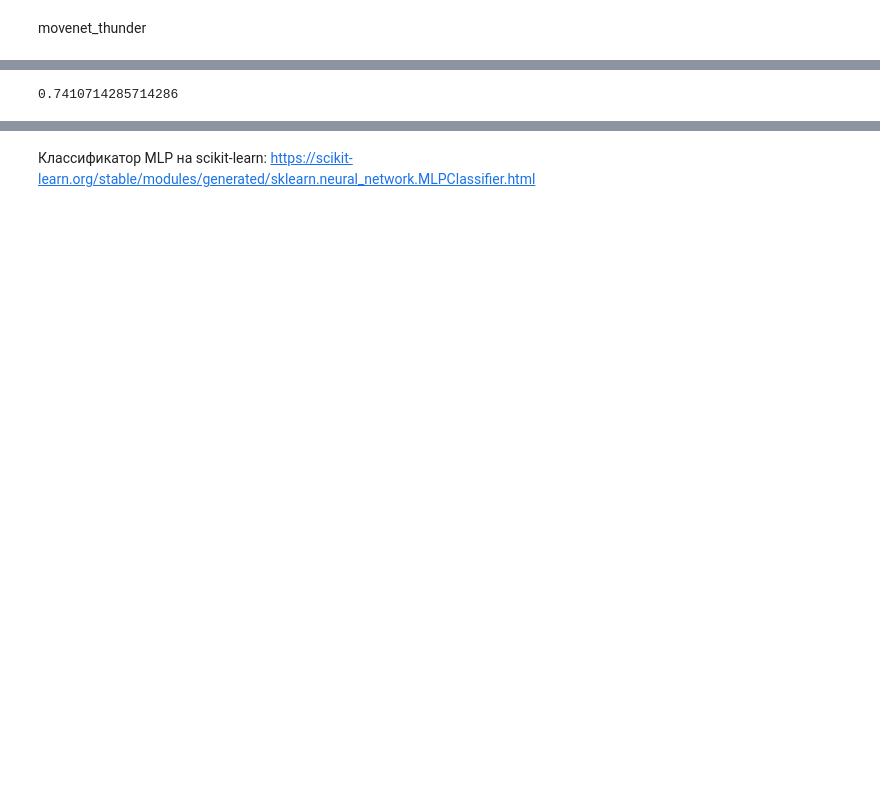
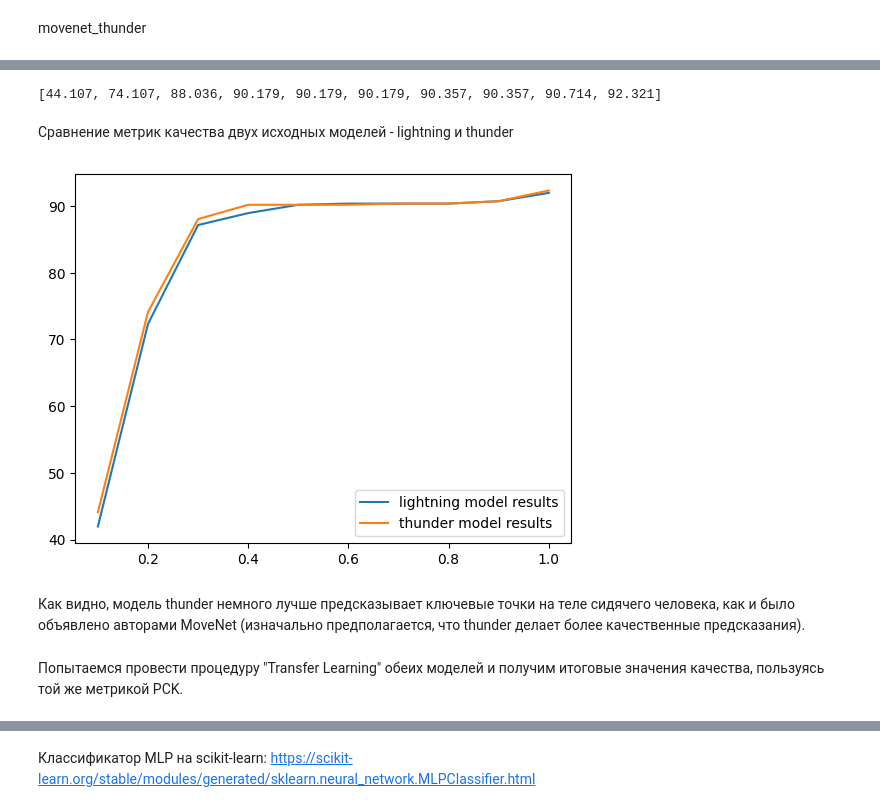
Before and after one commit to vituhaa/Healthy-Posture, a Jupyter notebook: movenet_experiment.ipynb, the cells around one changed output, grey strips where cells are left out. Saved outputs shown, nothing was run; the diff lists cells and outputs as text; code cells hidden in the pictures; blank space fills up the shorter version.

Commit message:
PCK received, transfer learning started

```diff
--- a/movenet_experiment.ipynb
+++ b/movenet_experiment.ipynb
@@ -252,3 +267,0 @@ def percentage_of_correct_keypoints(predictions, ground_truth):
-# %%
-percent = percentage_of_correct_keypoints(prediction_pairs_xy, extracted_ideal_keypoints_list)
-print(percent)
@@ -256,0 +268,7 @@ print(percent)
+# %%
+alpha = [0.1, 0.2, 0.3, 0.4, 0.5, 0.6, 0.7, 0.8, 0.9, 1.0]
+percents_lightning = []
+for a in alpha:
+  percent = percentage_of_correct_keypoints(prediction_pairs_xy, ideal_keypoints_list80, a)
+  percents_lightning.append(round(percent * 100, 3))
+print(percents_lightning)
@@ -281,5 +319,22 @@ print(*[f"{np.float32(x)}, \n" for x in prediction_pairs_xy_thunder])
-# %%
-percent = percentage_of_correct_keypoints(prediction_pairs_xy_thunder, extracted_ideal_keypoints_list)
-print(percent)
-# %% [output]
-0.7410714285714286
+# %%
+alpha = [0.1, 0.2, 0.3, 0.4, 0.5, 0.6, 0.7, 0.8, 0.9, 1.0]
+percents_thunder = []
+for a in alpha:
+  percent = percentage_of_correct_keypoints(prediction_pairs_xy_thunder, ideal_keypoints_list80, a)
+  percents_thunder.append(round(percent * 100, 3))
+print(percents_thunder)
+# %% [output]
+[44.107, 74.107, 88.036, 90.179, 90.179, 90.179, 90.357, 90.357, 90.714, 92.321]
+# %% [markdown]
+Сравнение метрик качества двух исходных моделей - lightning и thunder
+# %%
+plt.plot(alpha, percents_lightning, label="lightning model results")
+plt.plot(alpha, percents_thunder, label="thunder model results")
+plt.legend()
+plt.show()
+# %% [output]
+[figure, added]
+# %% [markdown]
+Как видно, модель thunder немного лучше предсказывает ключевые точки на теле сидячего человека, как и было объявлено авторами MoveNet (изначально предполагается, что thunder делает более качественные предсказания).
+# %% [markdown]
+Попытаемся провести процедуру "Transfer Learning" обеих моделей и получим итоговые значения качества, пользуясь той же метрикой PCK.
```
Also changed, not shown: parts of 26 cells of this notebook.
